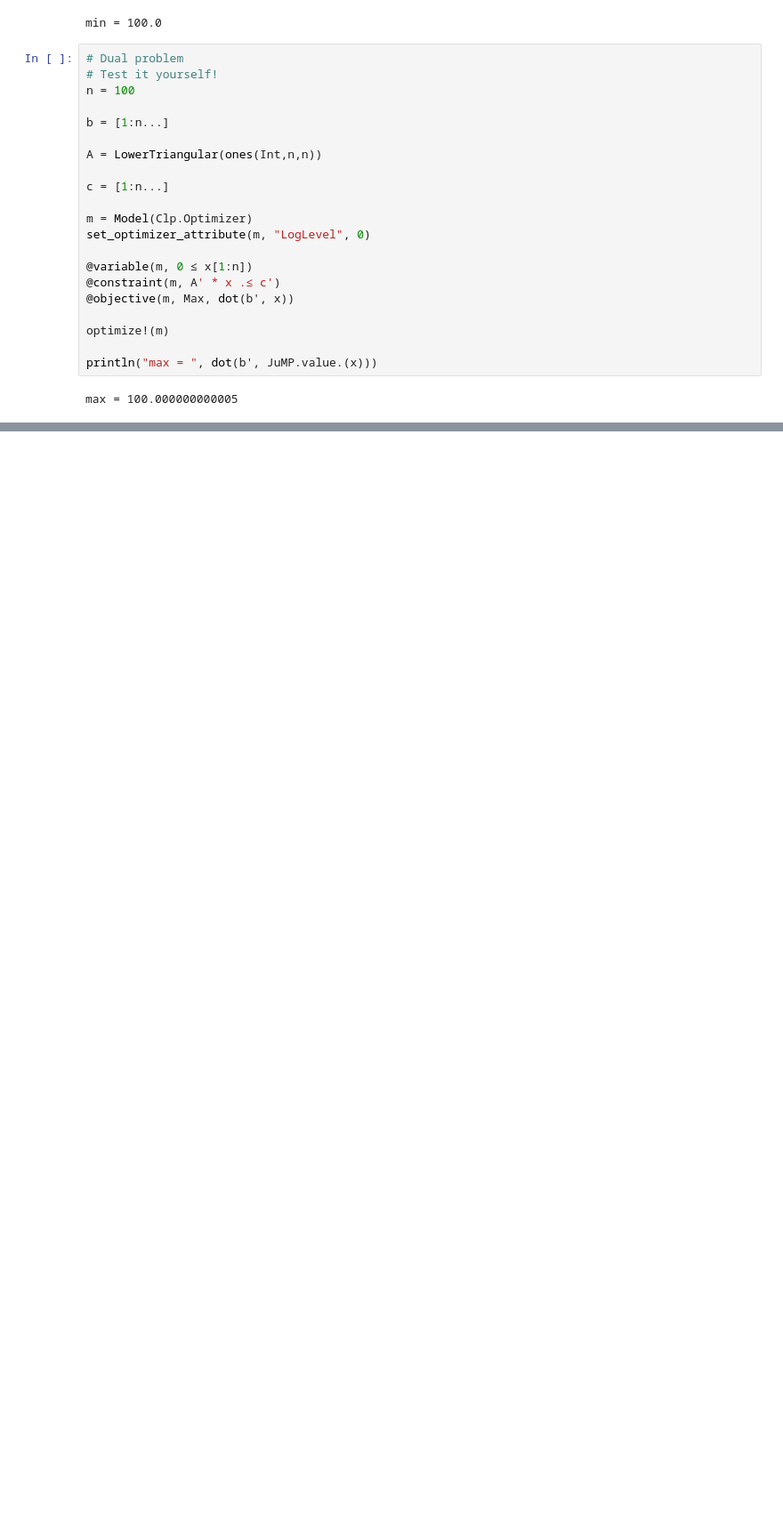
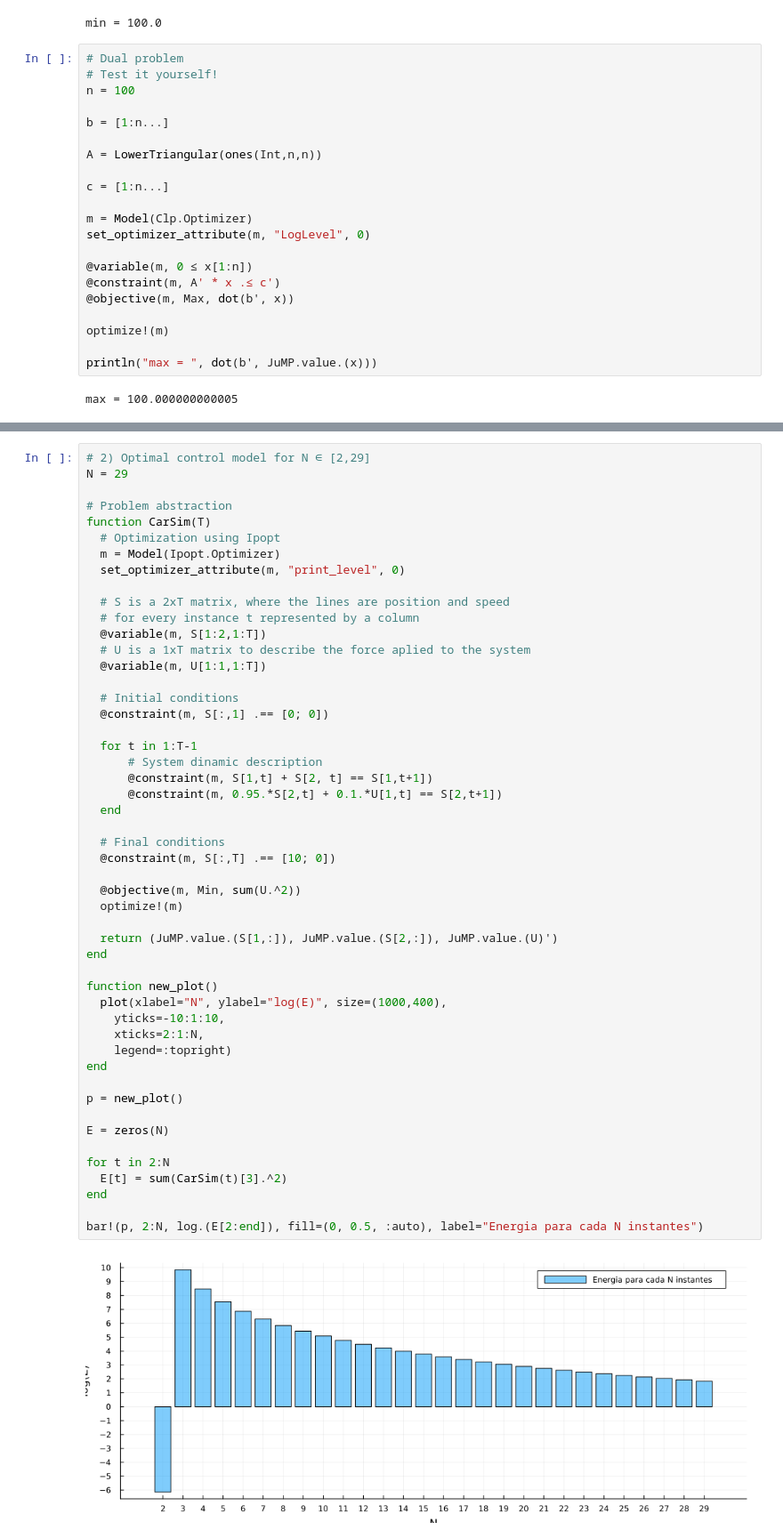
Before and after one commit to html-3/optimization-notebook-julia, a Jupyter notebook: lista2.ipynb, the cells around one changed output, grey strips where cells are left out. Shown at 89% size. Drawn from its saved outputs; the diff is of its cells as text; blank space fills up the shorter version.

```diff
--- a/lista2.ipynb
+++ b/lista2.ipynb
@@ -739,0 +787,52 @@ sujeito à restrição $s_2 (N) = 0$. Formule este novo problema como um problem
+# %%
+# 2) Optimal control model for N ∈ [2,29]
+N = 29
+
+# Problem abstraction
+function CarSim(T)
+  # Optimization using Ipopt
+  m = Model(Ipopt.Optimizer)
+  set_optimizer_attribute(m, "print_level", 0)
+
+  # S is a 2xT matrix, where the lines are position and speed
+  # for every instance t represented by a column
+  @variable(m, S[1:2,1:T])
+  # U is a 1xT matrix to describe the force aplied to the system
+  @variable(m, U[1:1,1:T])
+
+  # Initial conditions
+  @constraint(m, S[:,1] .== [0; 0])
+
+  for t in 1:T-1
+      # System dinamic description
+      @constraint(m, S[1,t] + S[2, t] == S[1,t+1])
+      @constraint(m, 0.95.*S[2,t] + 0.1.*U[1,t] == S[2,t+1])
+  end
+
+  # Final conditions
+  @constraint(m, S[:,T] .== [10; 0])
+
+  @objective(m, Min, sum(U.^2))
+  optimize!(m)
+
+  return (JuMP.value.(S[1,:]), JuMP.value.(S[2,:]), JuMP.value.(U)')
+end
+
+function new_plot()
+  plot(xlabel="N", ylabel="log(E)", size=(1000,400),
+    yticks=-10:1:10,
+    xticks=2:1:N,
+    legend=:topright)
+end
+
+p = new_plot()
+
+E = zeros(N)
+
+for t in 2:N
+  E[t] = sum(CarSim(t)[3].^2)
+end
+
+bar!(p, 2:N, log.(E[2:end]), fill=(0, 0.5, :auto), label="Energia para cada N instantes")
+# %% [output]
+[figure, added]
```
Also changed, not shown: parts of 13 cells of this notebook.
